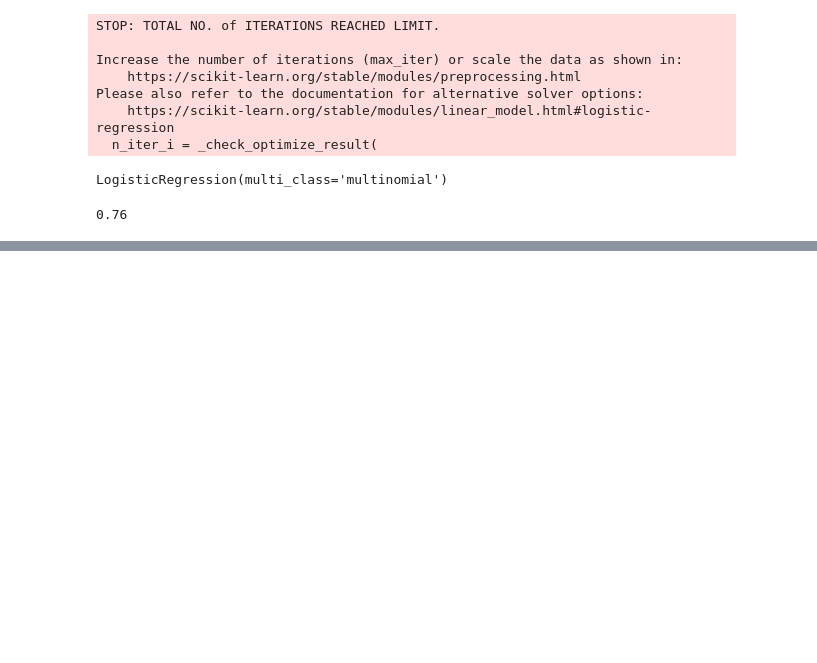
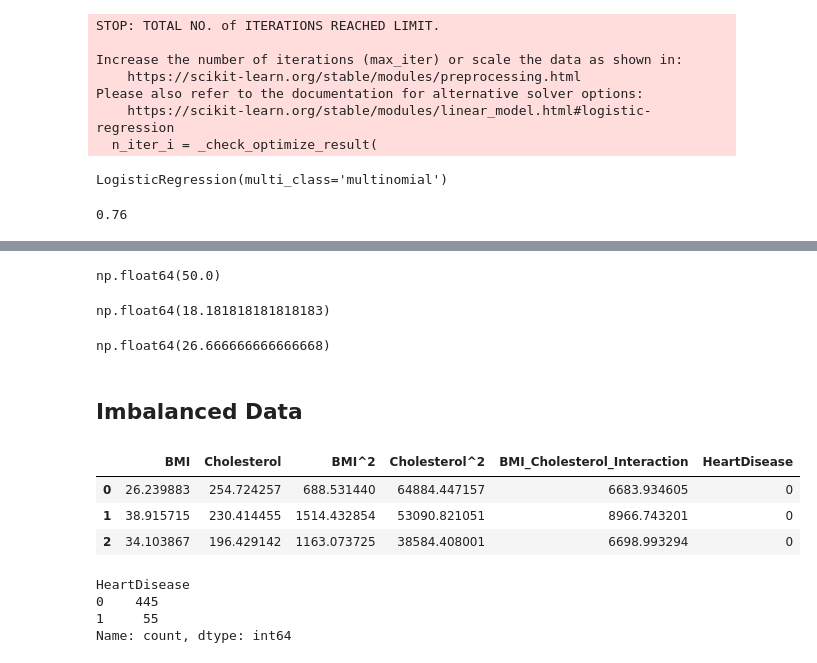
Before and after one commit to Haroon1056/Machine-Learning-Notes, a Jupyter notebook: machine learning.ipynb, the cells around one changed output, grey strips where cells are left out. Cells and saved outputs as stored; diff of their text form; code cells hidden in the pictures; blank space fills up the shorter version.

```diff
--- a/machine learning.ipynb
+++ b/machine learning.ipynb
@@ -836,0 +880,30 @@ lr1.score(x_test, y_test)
+# %%
+precision_score(y_test, lr.predict(x_test))*100
+# %% [output]
+np.float64(50.0)
+# %%
+recall_score(y_test, lr.predict(x_test))*100
+# %% [output]
+np.float64(18.181818181818183)
+# %%
+f1_score(y_test, lr.predict(x_test))*100
+# %% [output]
+np.float64(26.666666666666668)
+# %% [markdown]
+## Imbalanced Data
+# %%
+id_dataset = pd.read_csv("logistic_regression_heart_disease_dataset.csv")
+# %%
+id_dataset.head(3)
+# %% [output]
+|  | BMI | Cholesterol | BMI^2 | Cholesterol^2 | BMI_Cholesterol_Interaction | HeartDisease |
+| 0 | 26.239883 | 254.724257 | 688.531440 | 64884.447157 | 6683.934605 | 0 |
+| 1 | 38.915715 | 230.414455 | 1514.432854 | 53090.821051 | 8966.743201 | 0 |
+| 2 | 34.103867 | 196.429142 | 1163.073725 | 38584.408001 | 6698.993294 | 0 |
+# %%
+id_dataset["HeartDisease"].value_counts()
+# %% [output]
+HeartDisease
+0    445
+1     55
+Name: count, dtype: int64
```
Also changed, not shown: parts of 42 cells of this notebook, 1 other file.
